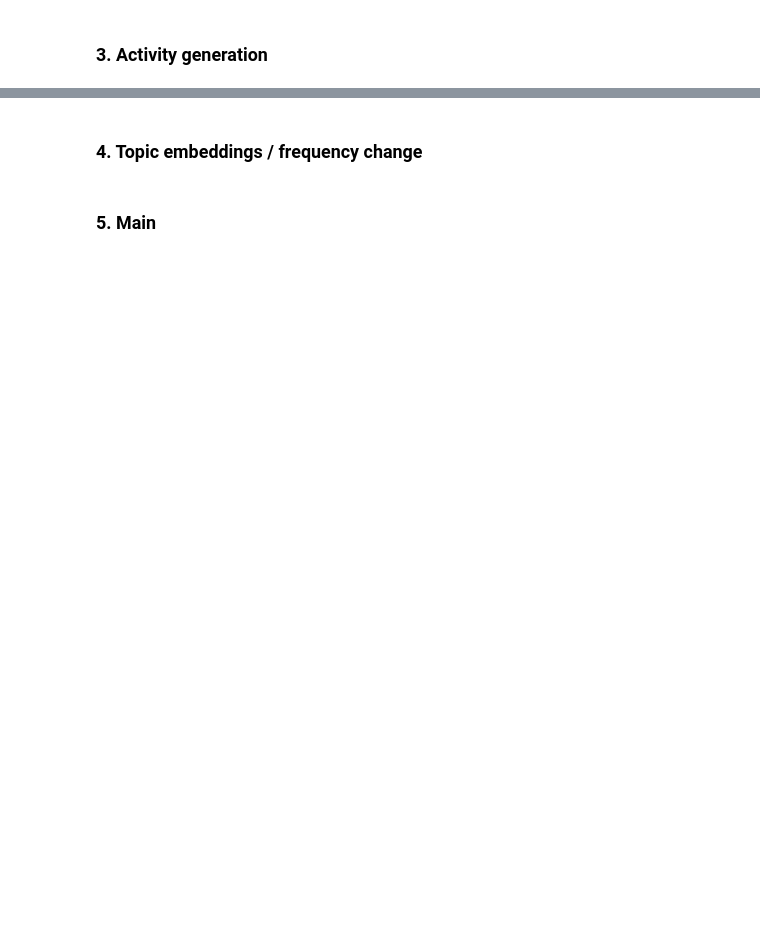
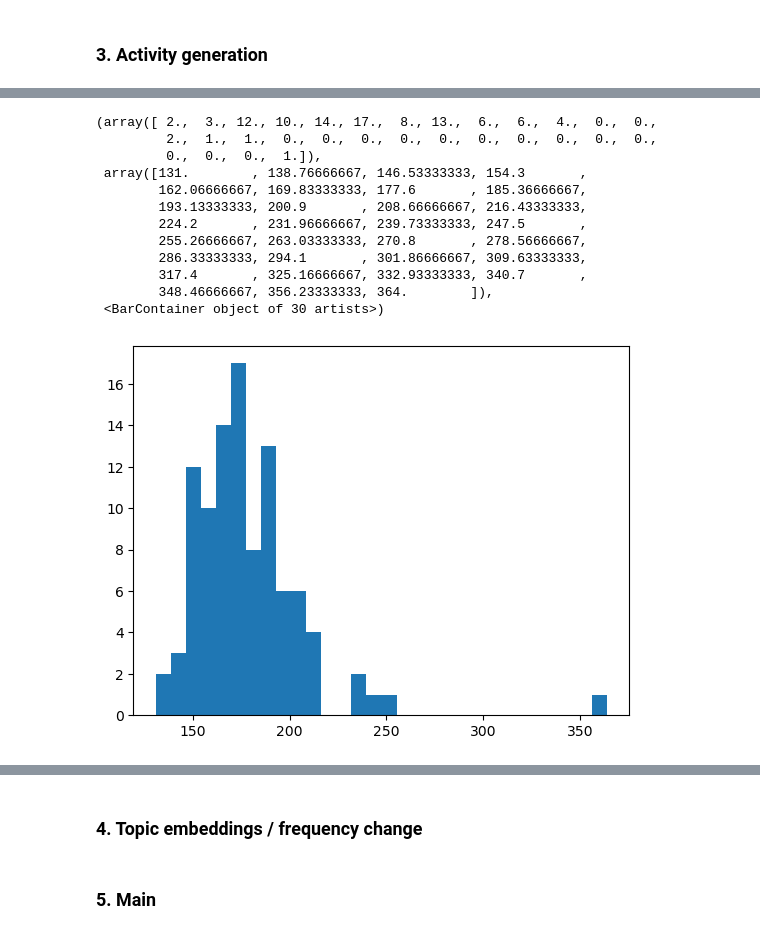
Before and after one commit to nokpil/collmind, a Jupyter notebook: collmind/model.ipynb, the cells around one changed output, grey strips where cells are left out. Drawn from its saved outputs; the diff is of its cells as text; code cells hidden in the pictures; blank space fills up the shorter version.

```diff
--- a/collmind/model.ipynb
+++ b/collmind/model.ipynb
@@ -196,15 +196,25 @@ def myprob(x, a=1):
+# %%
+def event_generation(general, community_list, event_num, event_topic_num):
+
+    # generate events
+    events = general.generate_events(event_num=event_num, event_topic_num=event_topic_num)
+
+    general_mag = general.get_magnitudes(events)
+    mag_list = np.zeros((len(community_list), len(events)))
+    for i in range(len(community_list)):
+        mag_list[i] = community_list[i].get_magnitudes(events)
+
+    return events, np.round(general_mag * mag_list).astype(int)
 # %%
-event_num = 1000
+event_num = 100
 event_topic_num = 3
-prob_func = myprob
 
-events, event_filter = event_generation(general=general, community_list=community_list, event_num=event_num, event_topic_num=event_topic_num, prob_func=myprob)
+events, articles = event_generation(general=general, community_list=community_list, event_num=event_num, event_topic_num=event_topic_num)
 # %% [markdown]
 ### 3. Activity generation
 # %%
 step_num = 10
+modifier = 1000
 activity_graph_list = []
-
-for i, community in enumerate(community_list):
-    events_eff = events[event_filter[i].nonzero()[0]]
-    activity_graph_list.append(community.activity_generation(events=events_eff, step_num=step_num))
+for i in range(len(community_list)):
+    activity_graph_list.append(community_list[i].activity_generation(events=events, articles=articles[i], step_num=step_num, modifier=modifier))
@@ -210,0 +229,15 @@ for i, community in enumerate(community_list):
+# %%
+# get all 'visited' from graph
+def get_visited(activity_graph):
+    visited = []
+    for i in range(topic_num):
+        visited.append(activity_graph.nodes[i]['visited'])
+    return np.array(visited)
+
+# get all'passed' from graph in a matrix
+def get_passed(activity_graph):
+    passed = np.zeros((topic_num, topic_num))
+    for i in range(topic_num):
+        for j in range(topic_num):
+            passed[i, j] = activity_graph.edges[i, j]['passed']
+    return passed
@@ -210,0 +260,16 @@ for i, community in enumerate(community_list):
+# %%
+plt.hist(get_visited(activity_graph_list[0]), bins=30)
+# %% [output]
+(array([ 2.,  3., 12., 10., 14., 17.,  8., 13.,  6.,  6.,  4.,  0.,  0.,
+         2.,  1.,  1.,  0.,  0.,  0.,  0.,  0.,  0.,  0.,  0.,  0.,  0.,
+         0.,  0.,  0.,  1.]),
+ array([131.        , 138.76666667, 146.53333333, 154.3       ,
+        162.06666667, 169.83333333, 177.6       , 185.36666667,
+        193.13333333, 200.9       , 208.66666667, 216.43333333,
+        224.2       , 231.96666667, 239.73333333, 247.5       ,
+        255.26666667, 263.03333333, 270.8       , 278.56666667,
+        286.33333333, 294.1       , 301.86666667, 309.63333333,
+        317.4       , 325.16666667, 332.93333333, 340.7       ,
+        348.46666667, 356.23333333, 364.        ]),
+ <BarContainer object of 30 artists>)
+[figure, added]
```
Also changed, not shown: parts of 16 cells of this notebook, 16 other files.
